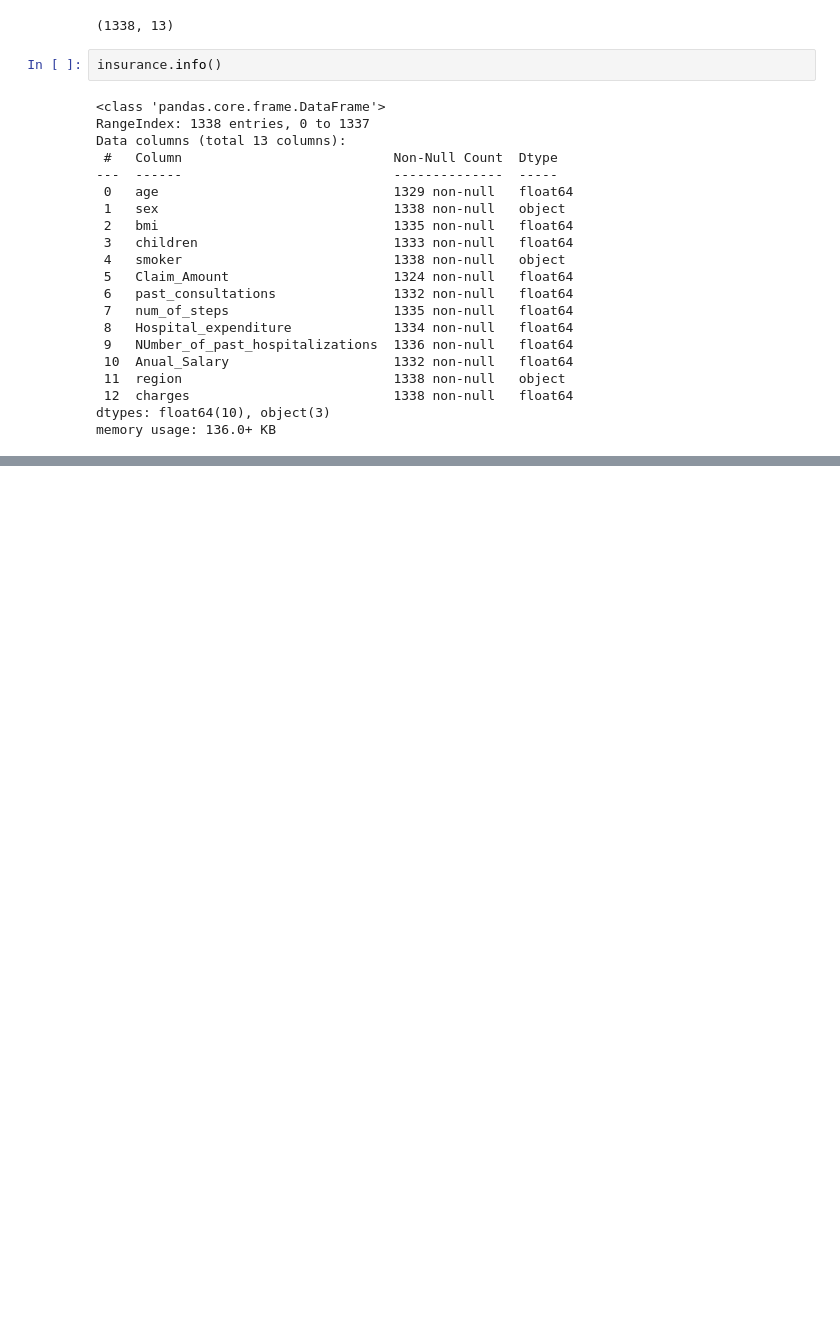
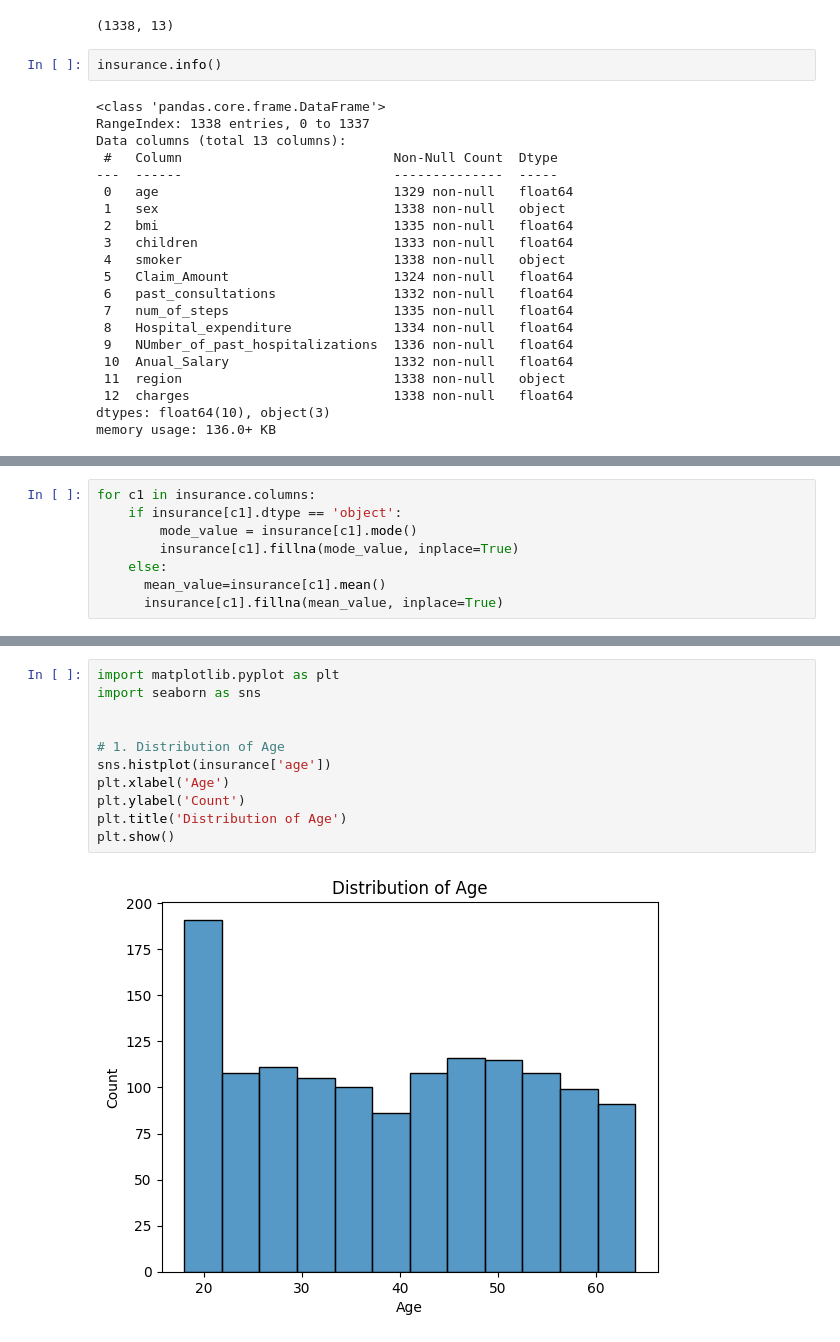
Before and after one commit to Akhilaaj/Machine_Learning, a Jupyter notebook: Insurance_Analysis.ipynb, the cells around one changed output, grey strips where cells are left out. Cells and saved outputs as stored; diff of their text form; blank space fills up the shorter version.

```diff
--- a/Insurance_Analysis.ipynb
+++ b/Insurance_Analysis.ipynb
@@ -50,0 +104,8 @@ memory usage: 136.0+ KB
+# %%
+for c1 in insurance.columns:
+    if insurance[c1].dtype == 'object':
+        mode_value = insurance[c1].mode()
+        insurance[c1].fillna(mode_value, inplace=True)
+    else:
+      mean_value=insurance[c1].mean()
+      insurance[c1].fillna(mean_value, inplace=True)
@@ -50,0 +208,13 @@ memory usage: 136.0+ KB
+# %%
+import matplotlib.pyplot as plt
+import seaborn as sns
+
+
+# 1. Distribution of Age
+sns.histplot(insurance['age'])
+plt.xlabel('Age')
+plt.ylabel('Count')
+plt.title('Distribution of Age')
+plt.show()
+# %% [output]
+[figure, added]
```
Also changed, not shown: parts of 21 cells of this notebook.
